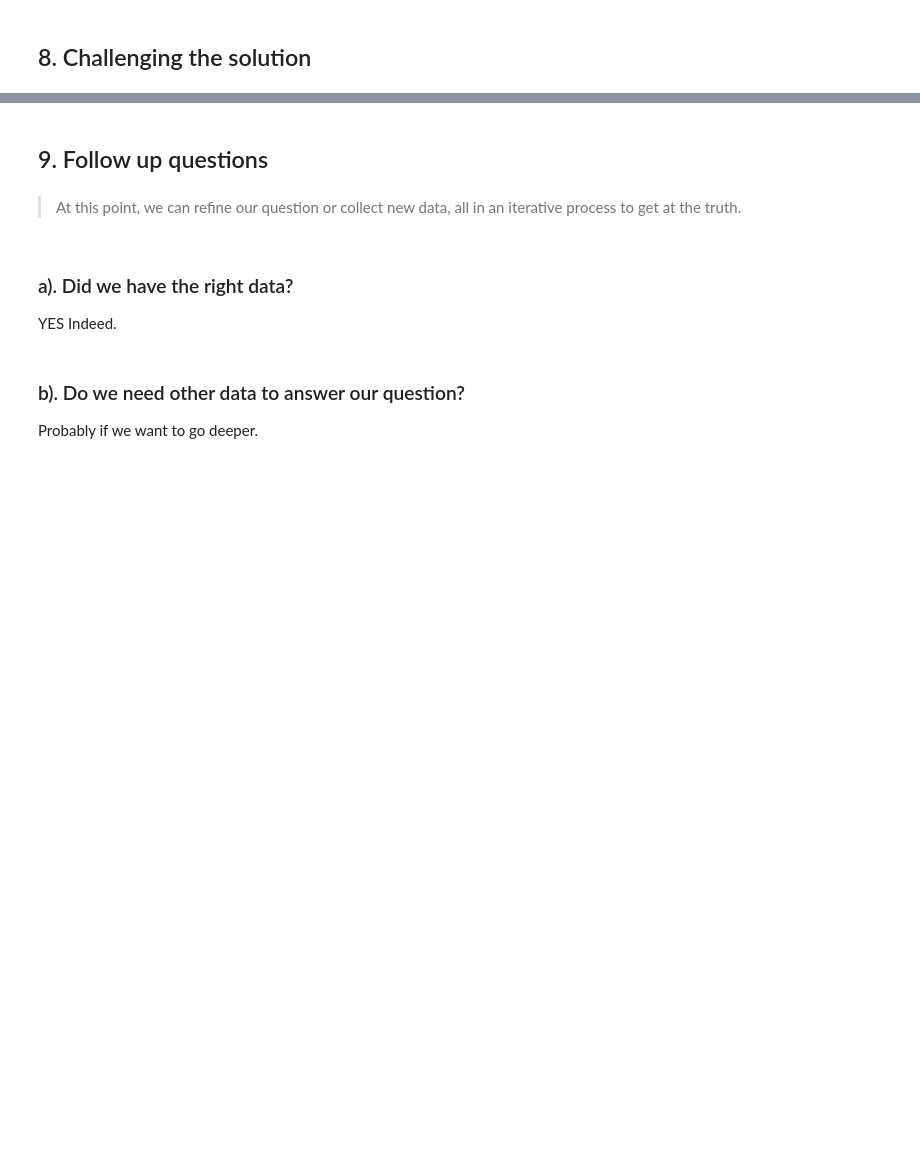
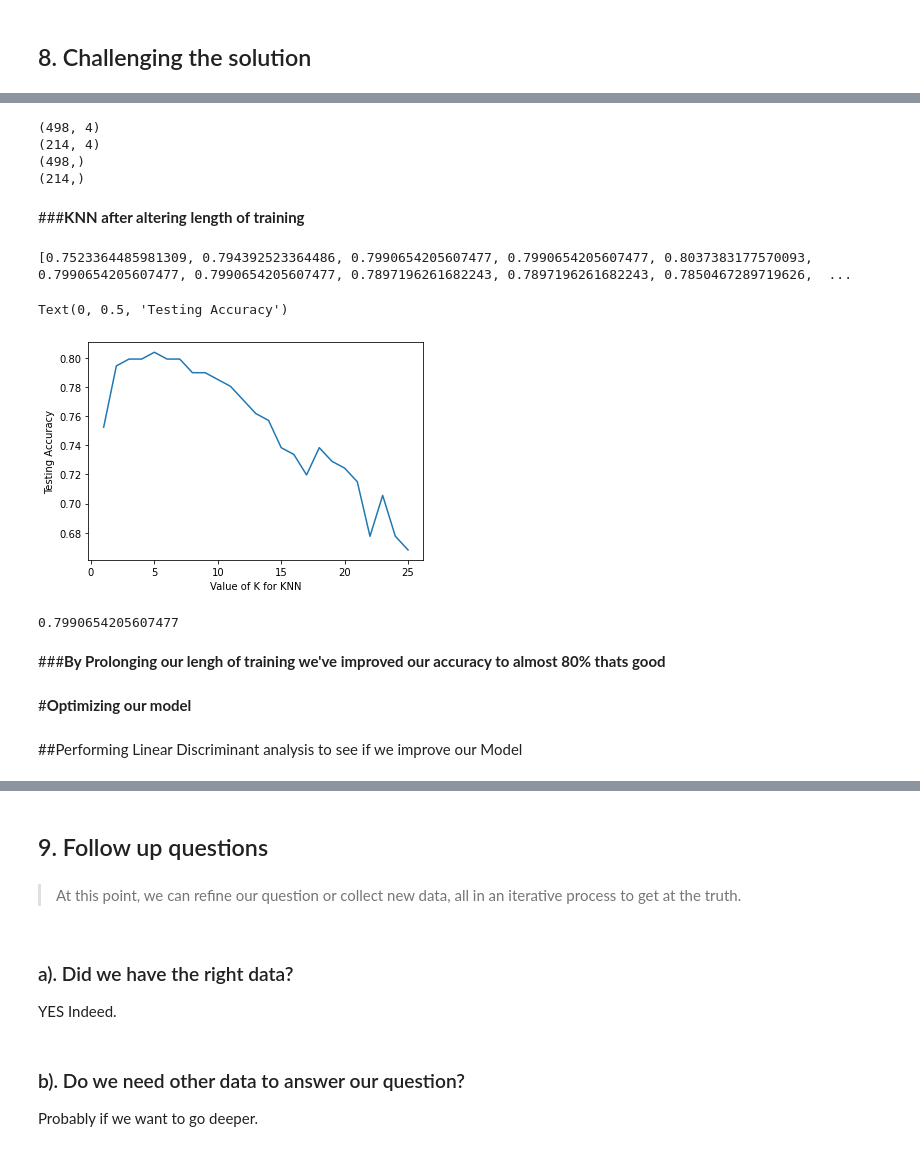
Before and after one commit to BrianMoringa/Core-week-9-IP-Submission, a Jupyter notebook: Notebook1_Core_module_II_Week_9_Brian_Onchweri.ipynb, the cells around one changed output, grey strips where cells are left out. Drawn from its saved outputs; the diff is of its cells as text; code cells hidden in the pictures; blank space fills up the shorter version.

```diff
--- a/Notebook1_Core_module_II_Week_9_Brian_Onchweri.ipynb
+++ b/Notebook1_Core_module_II_Week_9_Brian_Onchweri.ipynb
@@ -325,0 +320,17 @@ print(metrics.accuracy_score(y_test,y_pred))
+# %%
+# Challenging  the Solution
+#
+from sklearn.model_selection import train_test_split
+X_train, X_test, y_train, y_test = train_test_split(X,Y, test_size=0.3, random_state=4)
+# %%
+print(X_train.shape)
+print(X_test.shape)
+print(y_train.shape)
+print(y_test.shape)
+# %% [output]
+(498, 4)
+(214, 4)
+(498,)
+(214,)
+# %% [markdown]
+###**KNN after altering length of training**
@@ -325,0 +340,32 @@ print(metrics.accuracy_score(y_test,y_pred))
+# %%
+k_range =range(1,26)
+scores = []
+for k in k_range:
+  knn=KNeighborsClassifier(n_neighbors=k)
+  knn.fit(X_train, y_train)
+  y_pred=knn.predict(X_test)
+  scores.append(metrics.accuracy_score(y_test,y_pred))
+print(scores)
+# %% [output]
+[0.7523364485981309, 0.794392523364486, 0.7990654205607477, 0.7990654205607477, 0.8037383177570093, 0.7990654205607477, 0.7990654205607477, 0.7897196261682243, 0.7897196261682243, 0.7850467289719626,  ...
+# %%
+plt.plot(k_range,scores)
+plt.xlabel('Value of K for KNN')
+plt.ylabel('Testing Accuracy')
+# %% [output]
+Text(0, 0.5, 'Testing Accuracy')
+[figure, added]
+# %%
+from sklearn.neighbors import KNeighborsClassifier
+knn = KNeighborsClassifier(n_neighbors=3)
+knn.fit(X_train,y_train)
+y_pred =knn.predict(X_test)
+print(metrics.accuracy_score(y_test,y_pred))
+# %% [output]
+0.7990654205607477
+# %% [markdown]
+###**By Prolonging our lengh of training we've improved our accuracy to almost 80% thats good**
+# %% [markdown]
+#**Optimizing our model**
+# %% [markdown]
+##Performing Linear Discriminant analysis to see if we improve our Model
```
Also changed, not shown: parts of 25 cells of this notebook.
